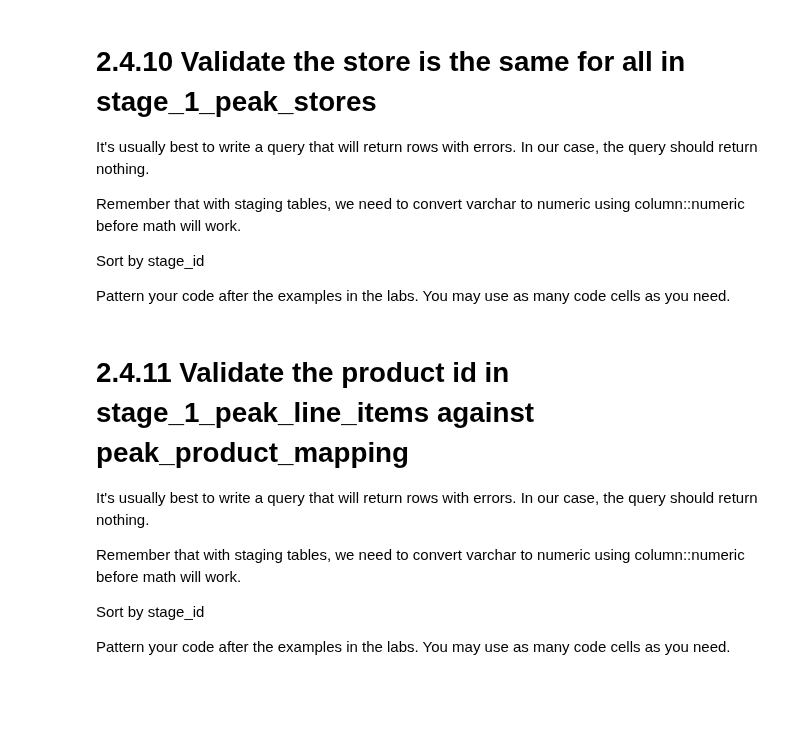
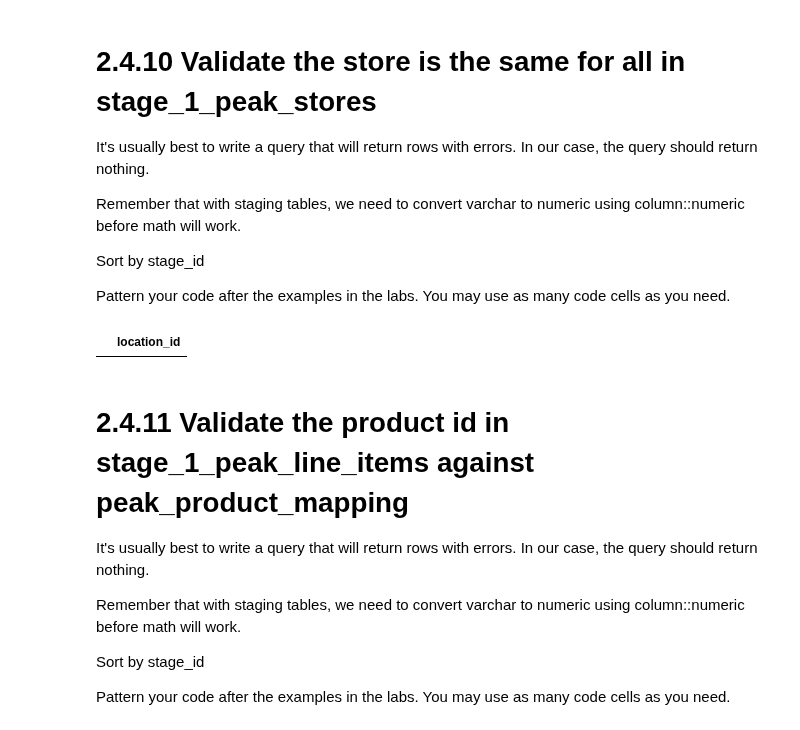
Before and after one commit to jvgalvin/Portfolio, a Jupyter notebook: project_2_4.ipynb, the cells around one changed output. Cells and saved outputs as stored; diff of their text form; code cells hidden in the pictures; blank space fills up the shorter version.

```diff
--- a/project_2_4.ipynb
+++ b/project_2_4.ipynb
@@ -428,6 +425,24 @@ Remember that with staging tables, we need to convert varchar to numeric using c
 Sort by stage_id
 
 Pattern your code after the examples in the labs.  You may use as many code cells as you need.
+# %%
+# Validate that store is same for all in stage_1_peak_stores
+
+rollback_before_flag = True
+rollback_after_flag = True
+
+query = """
+
+select location_id
+from stage_1_peak_stores
+where location_id::numeric <> 12573
+order by stage_id;
+
+"""
+
+my_select_query_pandas(query, rollback_before_flag, rollback_after_flag)
+# %% [output]
+|  | location_id |
 # %% [markdown]
 # 2.4.11 Validate the product id in stage_1_peak_line_items against peak_product_mapping
 
```
Also changed, not shown: parts of 6 cells of this notebook.
